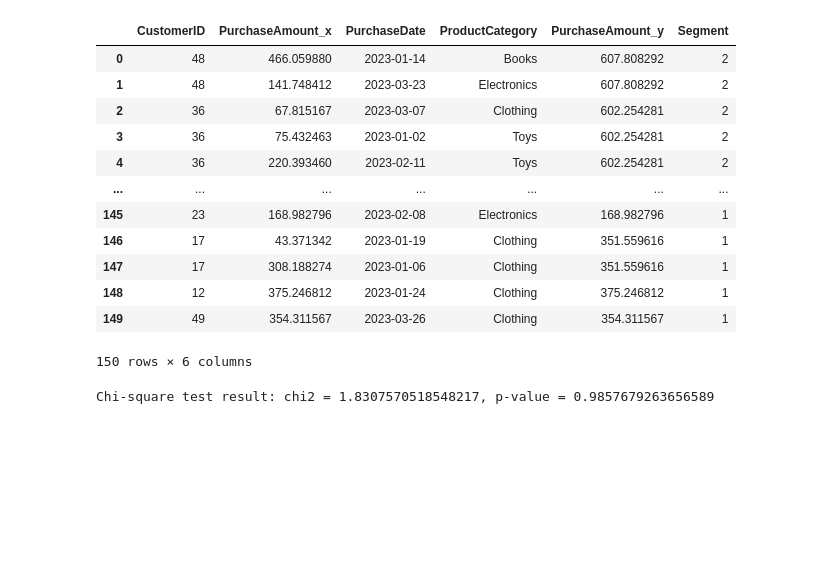
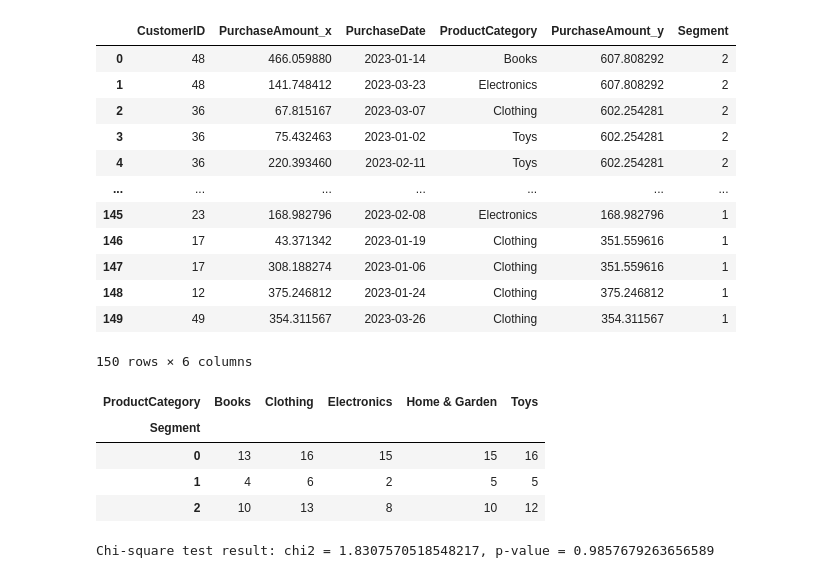
Before and after one commit to ChopinNo3Op9/Data-Analysis, a Jupyter notebook: K means.ipynb, the cells around one changed output. Drawn from its saved outputs; the diff is of its cells as text; code cells hidden in the pictures; blank space fills up the shorter version.

```diff
--- a/K means.ipynb
+++ b/K means.ipynb
@@ -72,4 +92,14 @@ data
 | 148 | 12 | 375.246812 | 2023-01-24 | Clothing | 375.246812 | 1 |
 | 149 | 49 | 354.311567 | 2023-03-26 | Clothing | 354.311567 | 1 |
 150 rows × 6 columns
+# %%
+# Statistical Analysis - Chi-Square Test
+contingency_table = pd.crosstab(data['Segment'], data['ProductCategory'])
+contingency_table
+# %% [output]
+| ProductCategory | Books | Clothing | Electronics | Home & Garden | Toys |
+| Segment |  |  |  |  |  |
+| 0 | 13 | 16 | 15 | 15 | 16 |
+| 1 | 4 | 6 | 2 | 5 | 5 |
+| 2 | 10 | 13 | 8 | 10 | 12 |
 # %%
```
Also changed, not shown: parts of 5 cells of this notebook, 3 other files.
